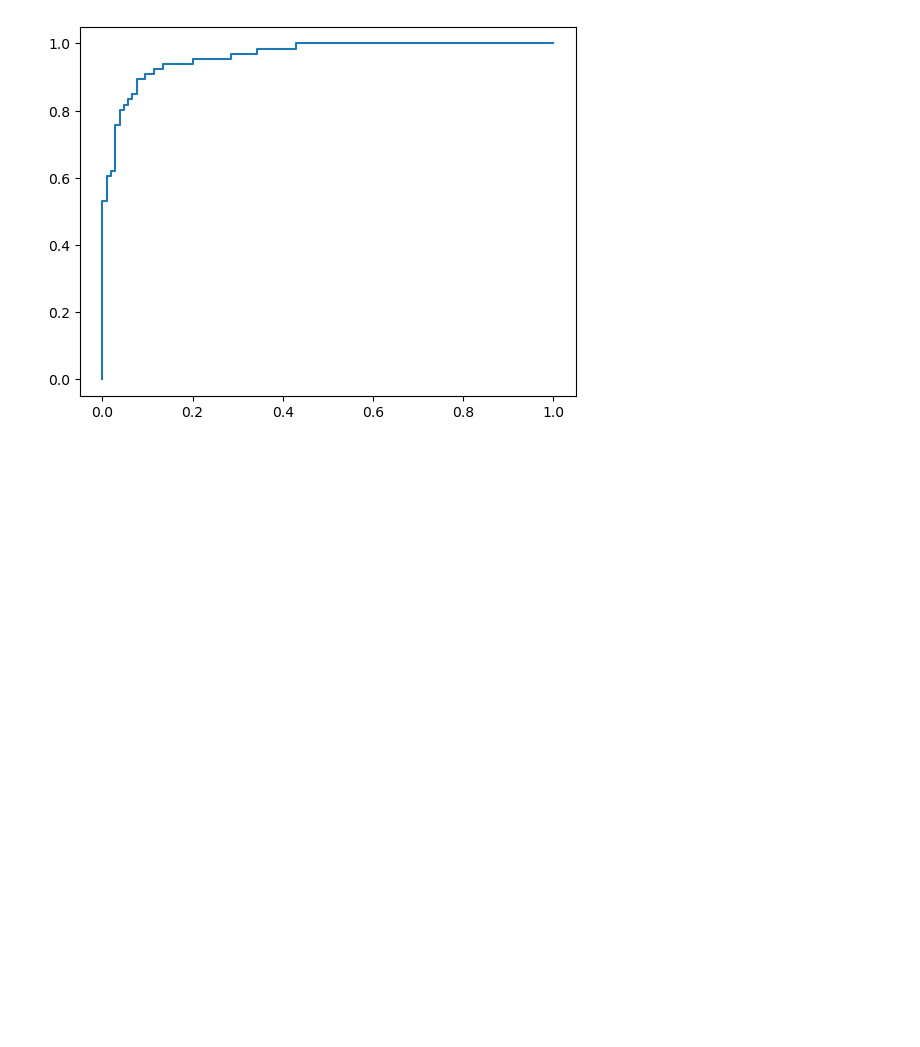
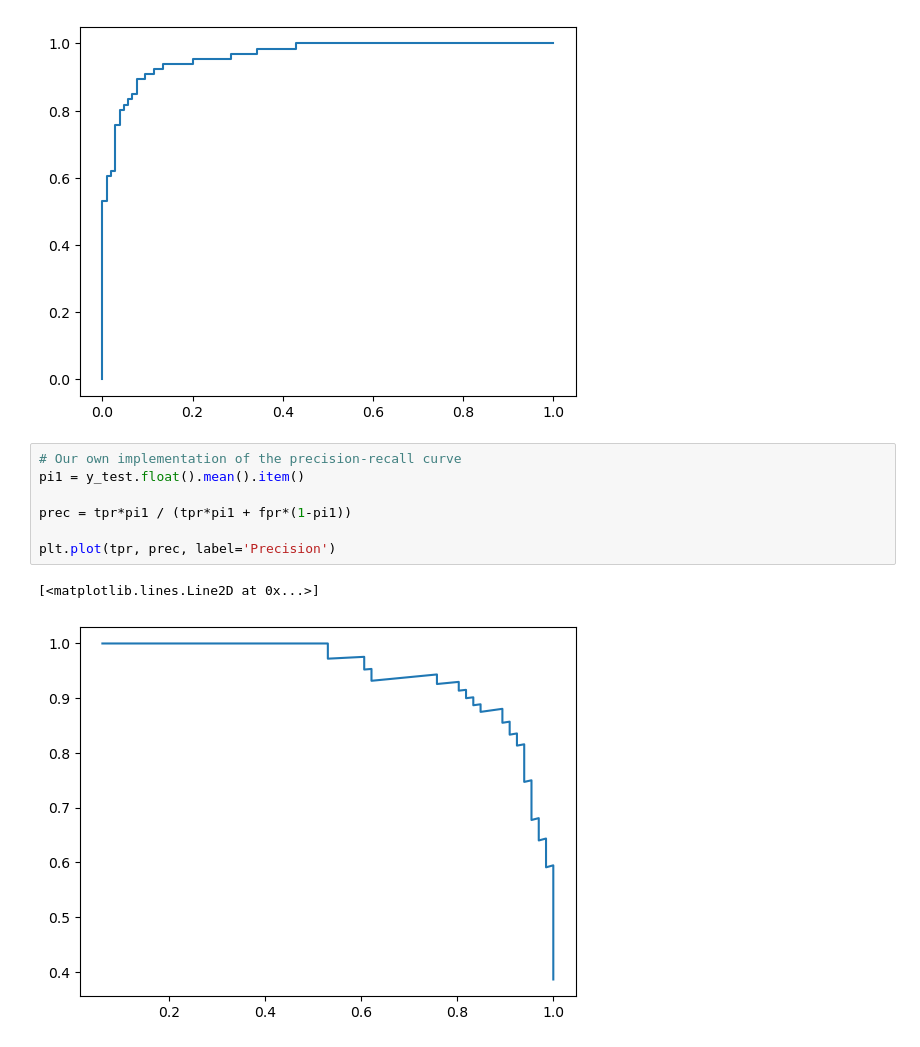
Before and after one commit to aaamini/torch-tut, a Jupyter notebook: W23/sol_exericse_3_21.ipynb, the cells around one changed output. Saved outputs shown, nothing was run; the diff lists cells and outputs as text; blank space fills up the shorter version.

```diff
--- a/W23/sol_exericse_3_21.ipynb
+++ b/W23/sol_exericse_3_21.ipynb
@@ -35,3 +35,13 @@ plt.plot(fpr, tpr, label='ROC curve (area = %0.2f)' % roc_auc)
 # %% [output]
 [<matplotlib.lines.Line2D at 0x...>]
 [figure]
+# %%
+# Our own implementation of the precision-recall curve
+pi1 = y_test.float().mean().item()
+
+prec = tpr*pi1 / (tpr*pi1 + fpr*(1-pi1))
+
+plt.plot(tpr, prec, label='Precision')
+# %% [output]
+[<matplotlib.lines.Line2D at 0x...>]
+[figure, added]
```
Also changed, not shown: parts of 2 cells of this notebook.
